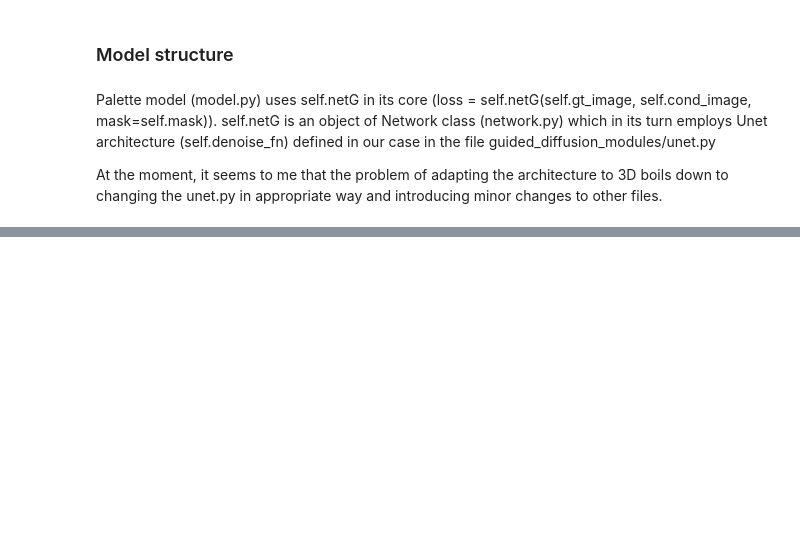
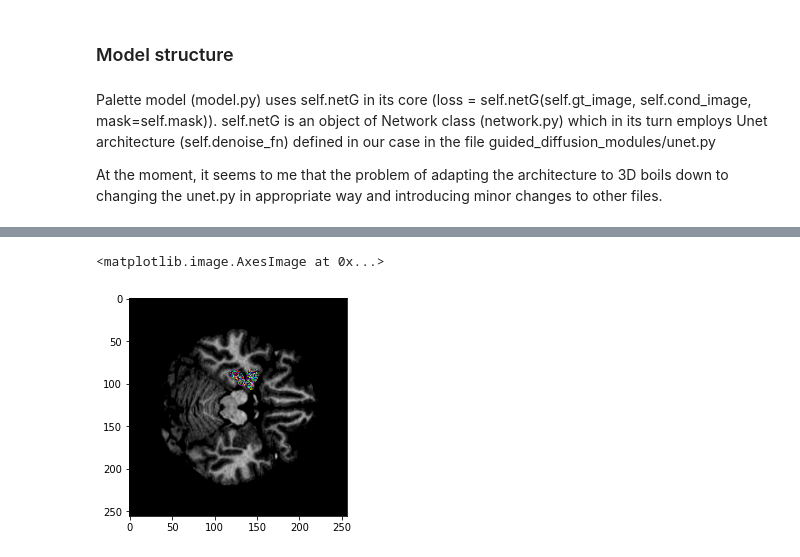
Before and after one commit to PavelBartenev/Palette-Image-to-Image-Diffusion-Models, a Jupyter notebook: inpainting_experiment.ipynb, the cells around one changed output, grey strips where cells are left out. Saved outputs shown, nothing was run; the diff lists cells and outputs as text; code cells hidden in the pictures; blank space fills up the shorter version.

```diff
--- a/inpainting_experiment.ipynb
+++ b/inpainting_experiment.ipynb
@@ -221,0 +298,14 @@ At the moment, it seems to me that the problem of adapting the architecture to 3
+# %%
+cond_image = cond_image.unsqueeze(0)
+img = img.unsqueeze(0)
+mask = mask.unsqueeze(0)
+# %%
+net.eval()
+
+output, visuals = net.restoration(cond_image.cuda(), y_t=cond_image.cuda(),
+                                  y_0=img.cuda(), mask=mask.cuda(), sample_num=1)
+# %%
+plt.imshow(output.cpu()[0].permute(1, 2, 0))
+# %% [output]
+<matplotlib.image.AxesImage at 0x...>
+[figure, added]
```
Also changed, not shown: parts of 12 cells of this notebook, 2 other files.
